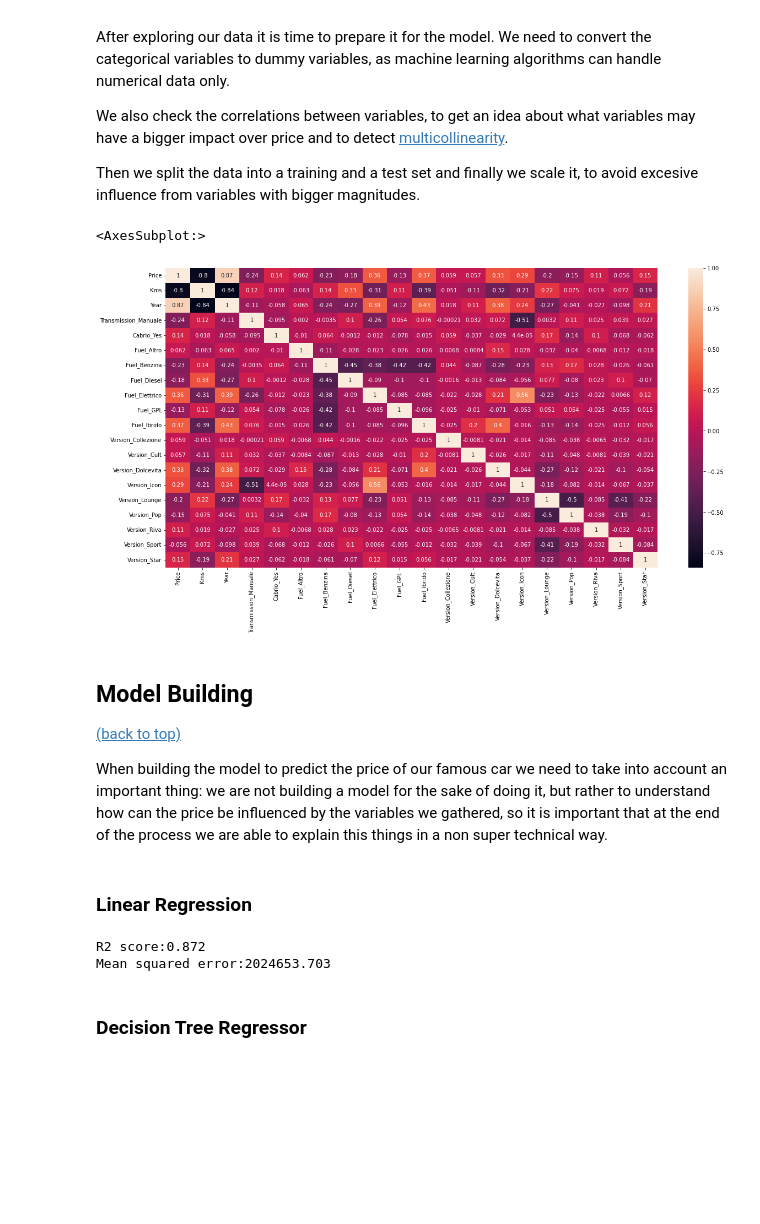
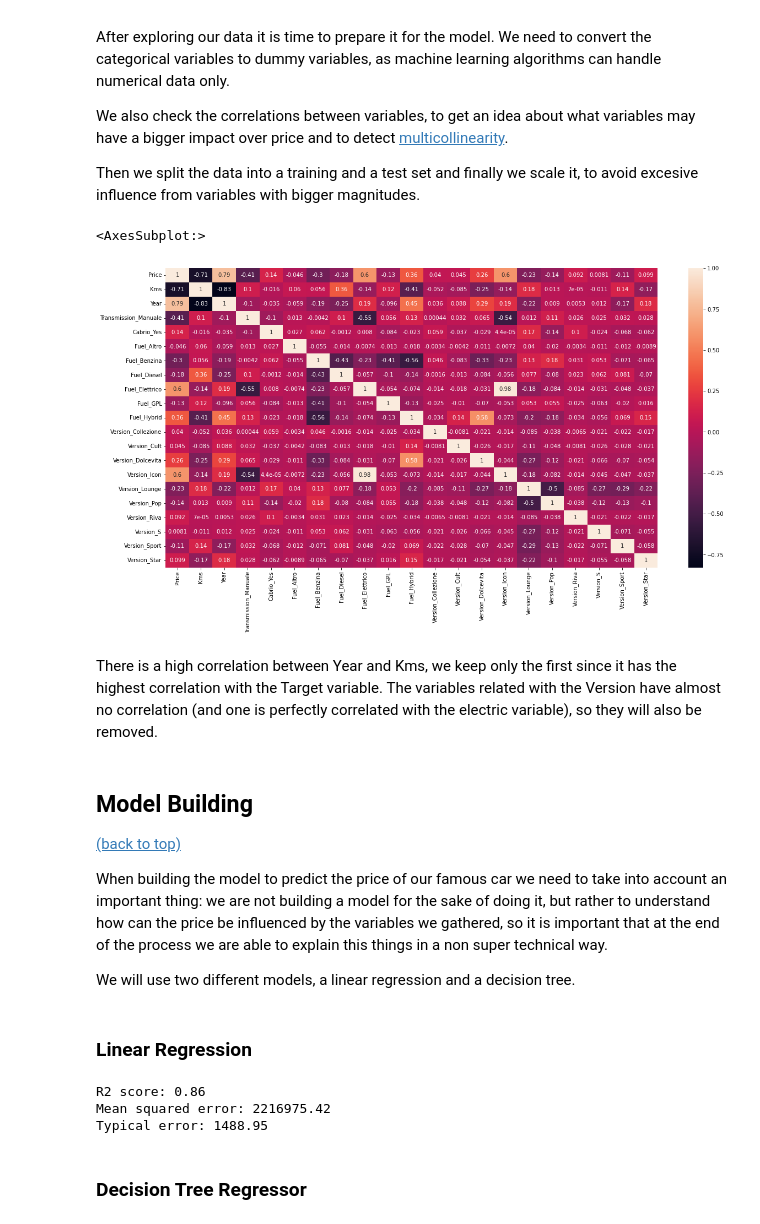
Before and after one commit to Nico-Mori/personal-projects, a Jupyter notebook: source_codes/Fiat 500/Fiat500.ipynb, the cells around one changed output. Saved outputs shown, nothing was run; the diff lists cells and outputs as text; code cells hidden in the pictures; blank space fills up the shorter version.

```diff
--- a/source_codes/Fiat 500/Fiat500.ipynb
+++ b/source_codes/Fiat 500/Fiat500.ipynb
@@ -172,11 +172,9 @@ conditions = [fiat_500['Title'].str.contains('Lounge', case=False),
               fiat_500['Title'].str.contains('Icon', case=False),
               fiat_500['Title'].str.contains('Star', case=False),
               fiat_500['Title'].str.contains('Sport', case=False),
-              fiat_500['Title'].str.contains('S ', case=False),
-              fiat_500['Title'].str.contains(' S', case=False),
-              fiat_500['Title'].str.contains('"S"', case=False)]
+              fiat_500['Title'].str.contains('S | S|"S"', case=False)]
 
-choices = ['Lounge','Pop','Collezione','Dolcevita','Riva','Cult','Icon','Star','Sport','Sport','Sport','Sport']
+choices = ['Lounge','Pop','Collezione','Dolcevita','Riva','Cult','Icon','Star','Sport','S']
 fiat_500['Version'] = np.select(conditions, choices, default='No info')
 
 #Cabrio variable generation
@@ -186,9 +184,12 @@ fiat_500['Cabrio'] =  np.where(fiat_500['Title'].str.contains('Cabrio | 500C | C
 fiat_500['Fuel'] = [i.replace(' - Euro ','') for i in fiat_500['Fuel']]
 fiat_500['Fuel'] = fiat_500['Fuel'].str.replace('\d+', '', regex=True)
 fiat_500['Fuel'] = [i.replace('Metano','GPL') for i in fiat_500['Fuel']]
+fiat_500['Fuel'] = np.where(fiat_500['Version'] == 'Icon', 'Elettrico', fiat_500['Fuel'])
+fiat_500['Fuel'] = np.where(fiat_500['Title'].str.contains('Hybr', case=False), 'Hybrid', fiat_500['Fuel'])
 
 #Transmission
 fiat_500['Transmission'] = [i.replace('Semiautomatico','Automatico') for i in fiat_500['Transmission']]
+fiat_500['Transmission'] = np.where(fiat_500['Fuel'] == 'Elettrico', 'Automatico', fiat_500['Transmission'])
 # %% [markdown]
 ### Numeric variables
 
@@ -292,7 +293,9 @@ df_pre = pd.get_dummies(df_pre, drop_first=False) #Non binary variables
 # %%
 #Correlacion entre variables numericas y variable objetivo
 plt.figure(figsize=(20, 10))
-sns.heatmap(df_pre.corr(method='spearman'), annot = True)
+sns.heatmap(df_pre.corr(), annot = True)
 # %% [output]
 <AxesSubplot:>
-[figure, old version]
+[figure, new version]
+# %% [markdown]
+There is a high correlation between Year and Kms, we keep only the first since it has the highest correlation with the Target variable. The variables related with the Version have almost no correlation (and one is perfectly correlated with the electric variable), so they will also be removed.
@@ -321,22 +330,26 @@ X_test_s = pd.DataFrame(X_test_s, columns=X_test.columns)
 [(back to top)](#content)
 
 When building the model to predict the price of our famous car we need to take into account an important thing: we are not building a model for the sake of doing it, but rather to understand how can the price be influenced by the variables we gathered, so it is important that at the end of the process we are able to explain this things in a non super technical way.
+
+We will use two different models, a linear regression and a decision tree.
 # %% [markdown]
 ### Linear Regression
 # %%
 #Instantiate
-lr = LinearRegression()
-lr.fit(X_train_s, y_train)
+model = LinearRegression()
+model.fit(X_train_s, y_train)
 
 #Predicting
-y_pred = lr.predict(X_test_s)
+y_pred = model.predict(X_test_s)
 
 #Evaluating
-print(f'R2 score: {round(r2_score(y_true=y_test, y_pred=y_pred), 3)}')
-print(f'Mean squared error: {round(mean_squared_error(y_true=y_test, y_pred=y_pred), 3)}')
+print(f'R2 score: {round(r2_score(y_true=y_test, y_pred=y_pred), 2)}')
+print(f'Mean squared error: {round(mean_squared_error(y_true=y_test, y_pred=y_pred), 2)}')
+print(f'Typical error: {round(np.sqrt(mean_squared_error(y_true=y_test, y_pred=y_pred)), 2)}')
 # %% [output]
-R2 score:0.872
-Mean squared error:2024653.703
+R2 score: 0.86
+Mean squared error: 2216975.42
+Typical error: 1488.95
 # %% [markdown]
 ### Decision Tree Regressor
 # %%
```
Also changed, not shown: parts of 10 cells of this notebook, 6 other files.
